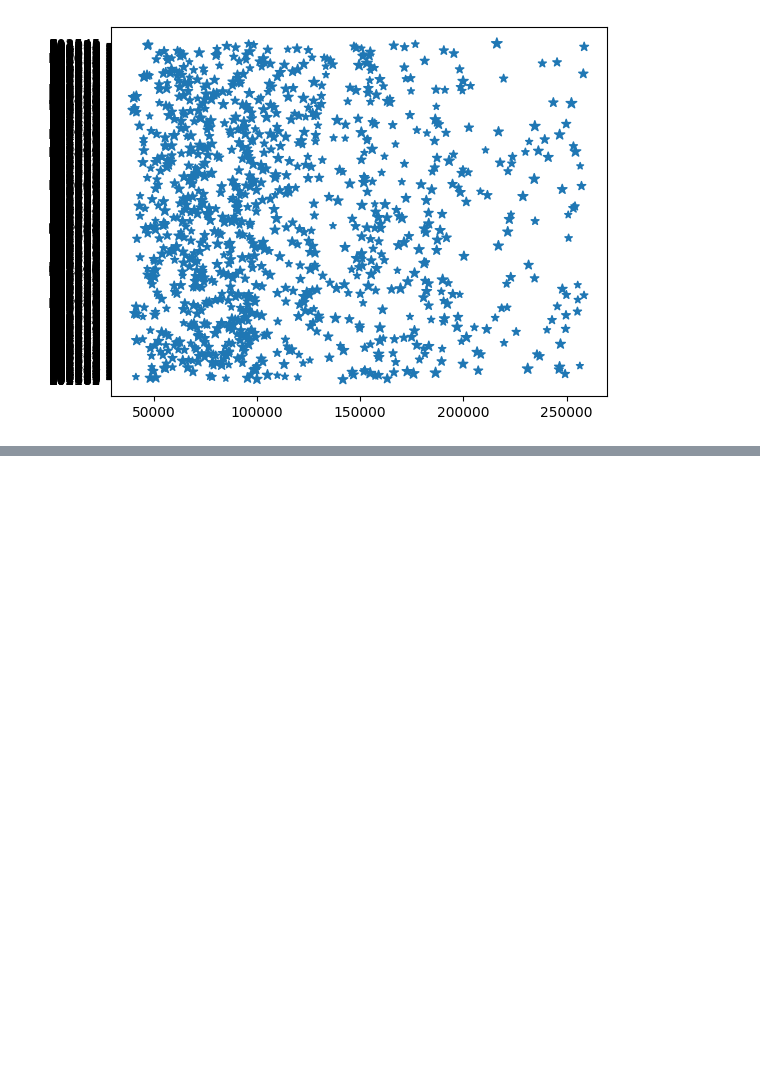
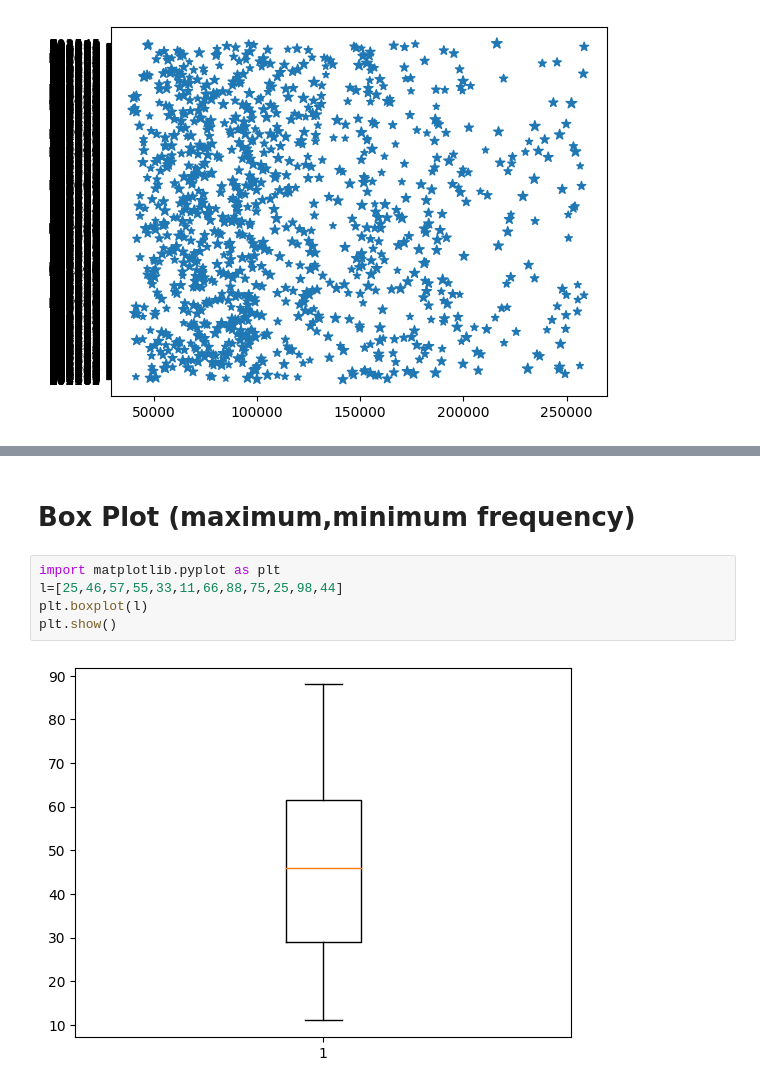
Before and after one commit to prasenjit1113/py_data_analysis, a Jupyter notebook: 4_py_MATPLOTLIB.ipynb, the cells around one changed output, grey strips where cells are left out. Drawn from its saved outputs; the diff is of its cells as text; blank space fills up the shorter version.

```diff
--- a/3_py_MATPLOTLIB.ipynb
+++ b/4_py_MATPLOTLIB.ipynb
@@ -98,0 +147,9 @@ plt.show()
+# %% [markdown]
+# Box Plot (maximum,minimum frequency)
+# %%
+import matplotlib.pyplot as plt
+l=[25,46,57,55,33,11,66,88,75,25,98,44]
+plt.boxplot(l)
+plt.show()
+# %% [output]
+[figure, added]
```
Also changed, not shown: parts of 8 cells of this notebook.
